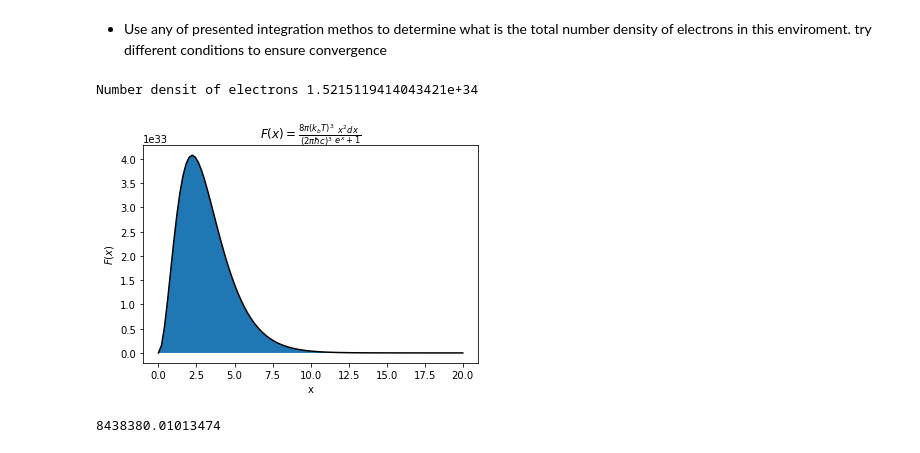
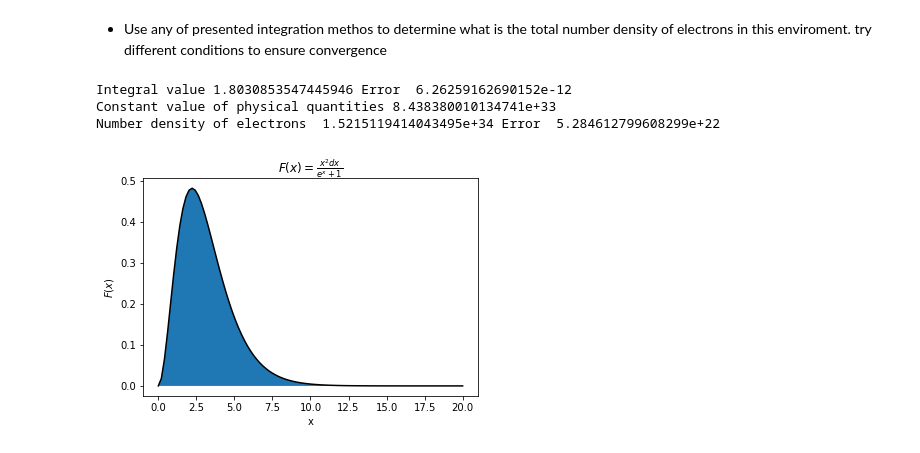
Before and after one commit to jomen93/Computational_Astrophysics, a Jupyter notebook: Exercise_3/Exercise_3.ipynb, the cells around one changed output. Saved outputs shown, nothing was run; the diff lists cells and outputs as text; code cells hidden in the pictures.

```diff
--- a/Exercise_3/Exercise_3.ipynb
+++ b/Exercise_3/Exercise_3.ipynb
@@ -327,31 +327,32 @@ Note that in this deduction we haver considered that he chemical potential of th
 # %%
 from scipy import constants as cta
 
 
 # all constants in S.I.
 kb = cta.Boltzmann
 T = 1e9
 pi = cta.pi
 hbar = cta.hbar
 c = cta.c
 
 K = (8*pi*(kb*T)**3)/((2*pi*hbar*c)**3)
 
 def F(x):
-    return K*(x**2)/(np.exp(x) + 1)
+    return (x**2)/(np.exp(x) + 1)
 
 l = np.linspace(0,20,100)
 plt.plot(l,F(l),"k-")
 plt.fill_between(l,F(l))
 plt.xlabel("x")
 plt.ylabel("$F(x)$")
-plt.title("$F(x) = \\frac{8\pi(k_{b}T)^{3}}{(2\pi\hbar c)^{3}}\\frac{x^{2}dx}{e^{x}+1}$")
+plt.title("$F(x) = \\frac{x^{2}dx}{e^{x}+1}$")
+
 ne = Simpson(F,0,50,10000)
-print ("Number densit of electrons", ne)
+print ("Integral value", ne, "Error ", ESimpson(F,0,50,10000))
+print ("Constant value of physical quantities", K)
+print ("Number density of electrons ", K*ne, "Error ", K*ESimpson(F,0,50,10000))
 # %% [output]
-Number densit of electrons 1.5215119414043421e+34
+Integral value 1.8030853547445946 Error  6.26259162690152e-12
+Constant value of physical quantities 8.438380010134741e+33
+Number density of electrons  1.5215119414043495e+34 Error  5.284612799608299e+22
-[figure, old version]
+[figure, new version]
-# %%
-(8*pi*(kb)**3)/((2*pi*hbar*c)**3)
-# %% [output]
-8438380.01013474
```
Also changed, not shown: parts of 2 cells of this notebook.
